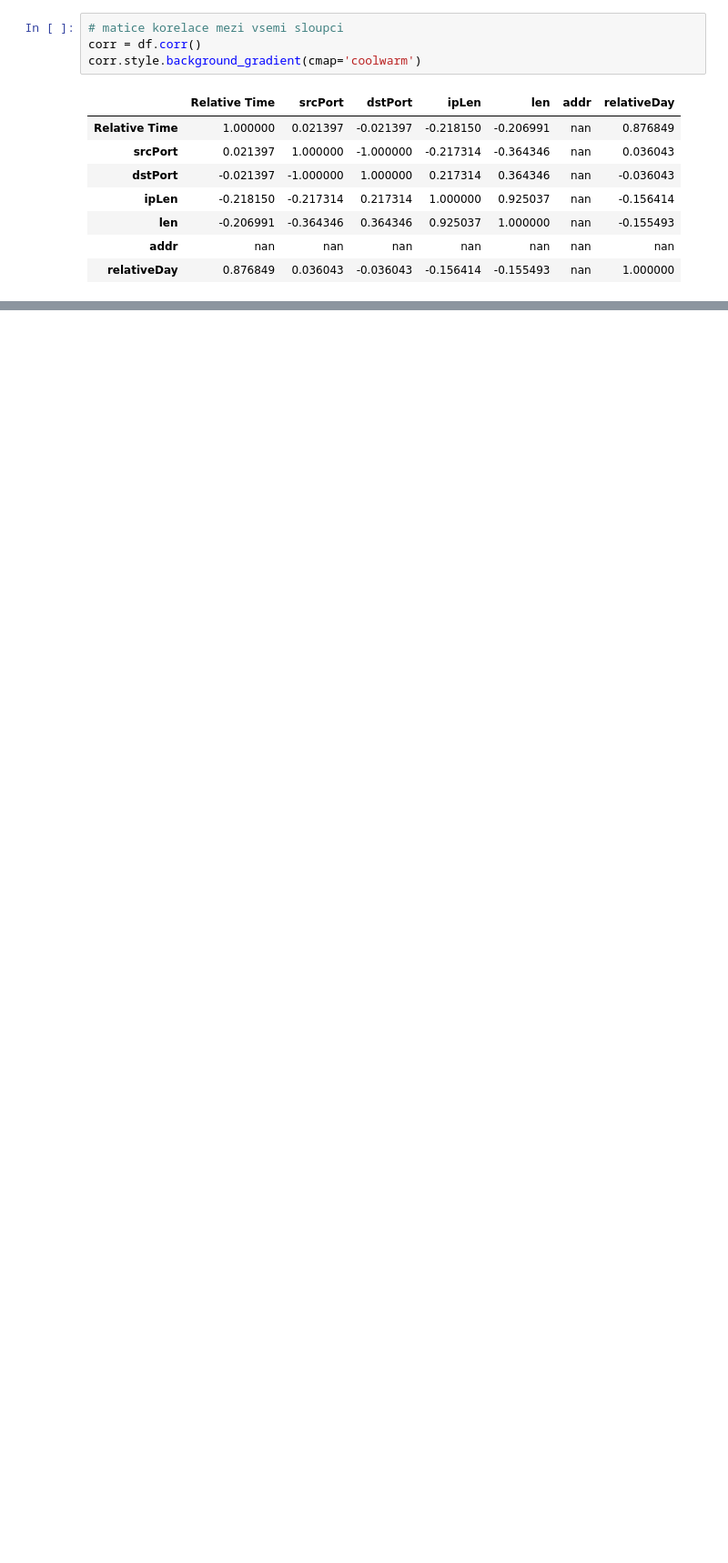
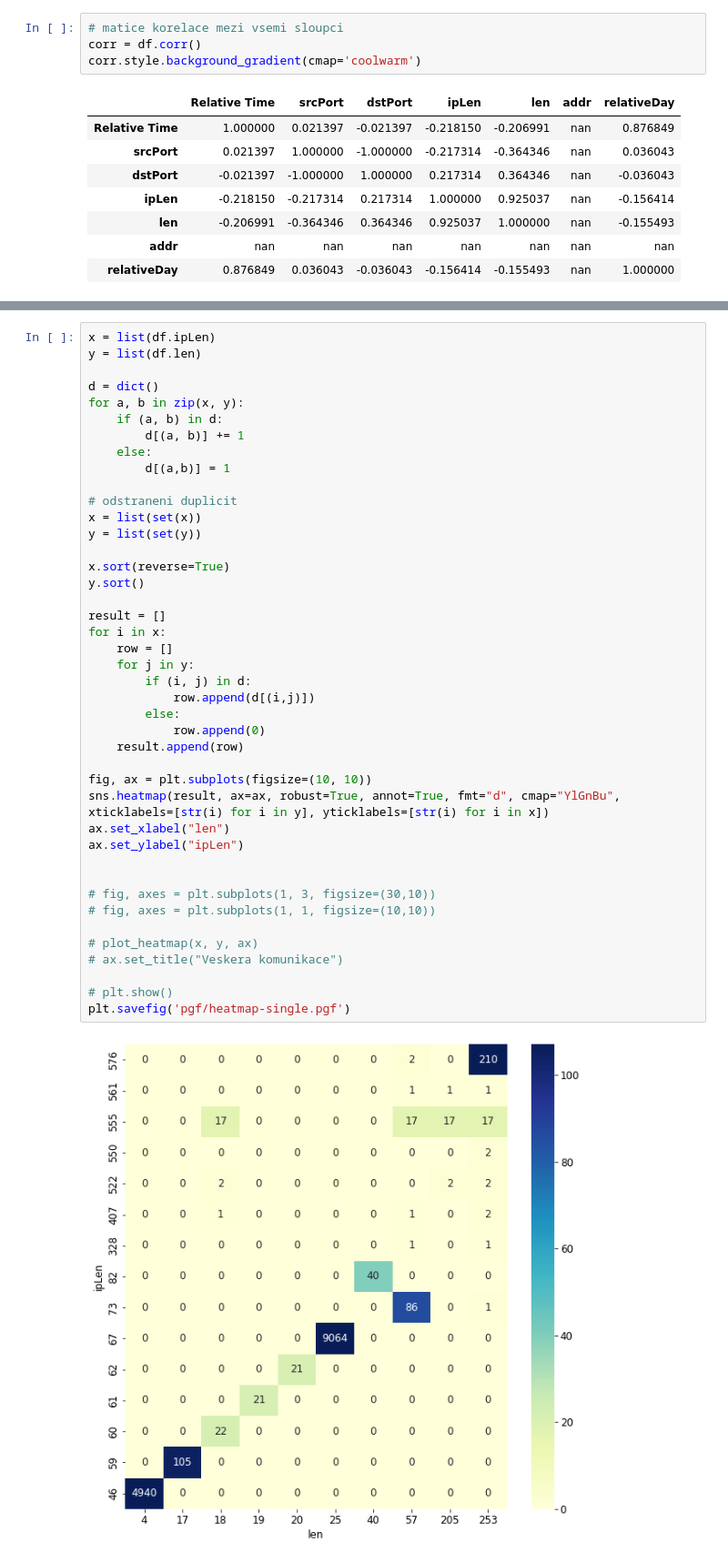
Before and after one commit to ankimme/vut-bp-ics-communication-analyzer, a Jupyter notebook: main.ipynb, the cells around one changed output, grey strips where cells are left out. Shown: that part at 91% size. Drawn from its saved outputs; the diff is of its cells as text; blank space fills up the shorter version.

```diff
--- a/main.ipynb
+++ b/main.ipynb
@@ -352,6 +326,50 @@ Pearson: 0.931
 Spearman: 0.966
 Text(0.5, 1.0, 'Druhy smer')
 [figure]
+# %%
+x = list(df.ipLen)
+y = list(df.len)
+
+d = dict()
+for a, b in zip(x, y):
+    if (a, b) in d:
+        d[(a, b)] += 1
+    else:
+        d[(a,b)] = 1
+
+# odstraneni duplicit
+x = list(set(x))
+y = list(set(y))
+
+x.sort(reverse=True)
+y.sort()
+
+result = []
+for i in x:
+    row = []
+    for j in y:
+        if (i, j) in d:
+            row.append(d[(i,j)])
+        else:
+            row.append(0)
+    result.append(row)
+
+fig, ax = plt.subplots(figsize=(10, 10))
+sns.heatmap(result, ax=ax, robust=True, annot=True, fmt="d", cmap="YlGnBu", xticklabels=[str(i) for i in y], yticklabels=[str(i) for i in x])
+ax.set_xlabel("len")
+ax.set_ylabel("ipLen")
+
+
+# fig, axes = plt.subplots(1, 3, figsize=(30,10))
+# fig, axes = plt.subplots(1, 1, figsize=(10,10))
+
+# plot_heatmap(x, y, ax)
+# ax.set_title("Veskera komunikace")
+
+# plt.show()
+plt.savefig('pgf/heatmap-single.pgf')
+# %% [output]
+[figure, added]
 # %% [markdown]
 # Poznamky
 
```
Also changed, not shown: parts of 8 cells of this notebook, 1 other file.
